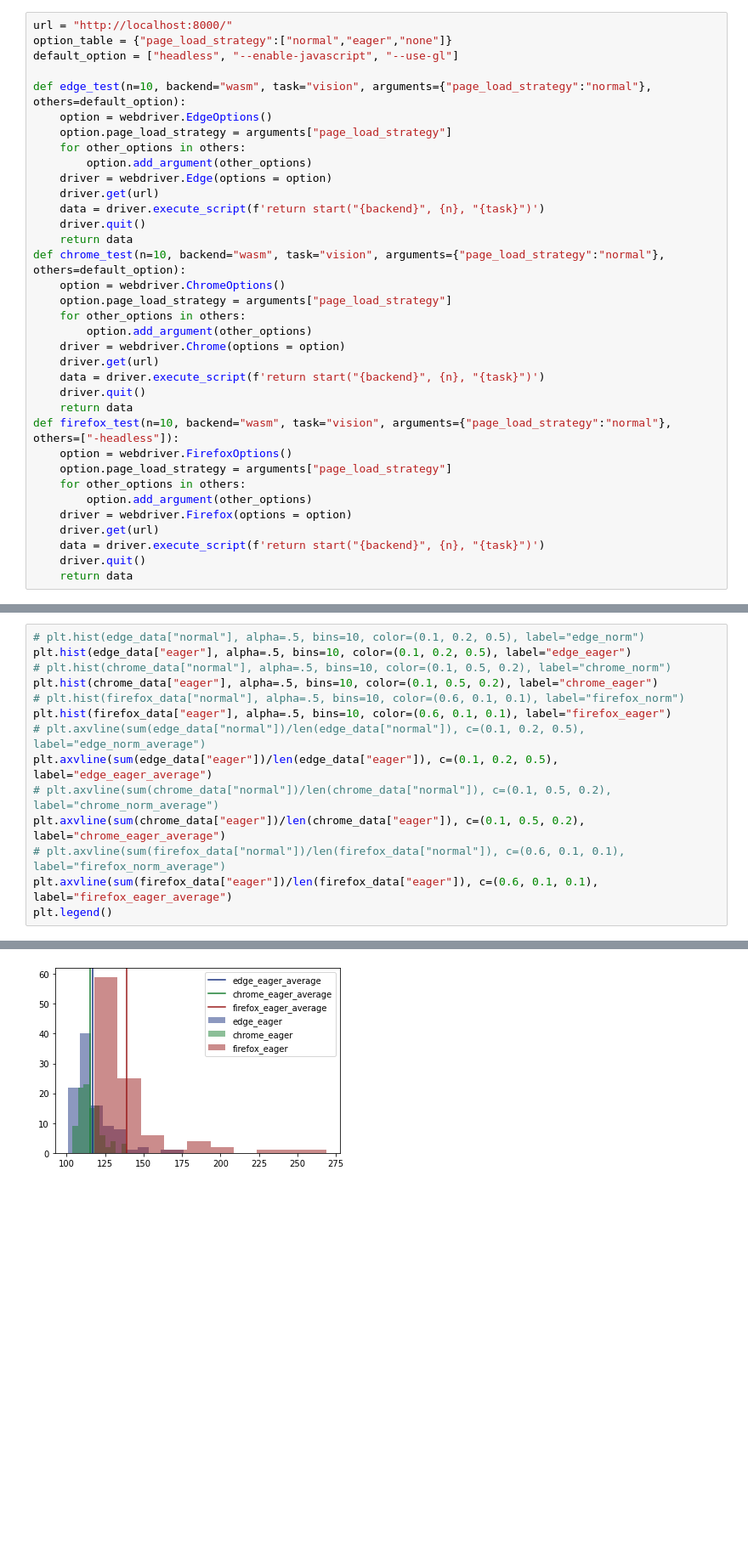
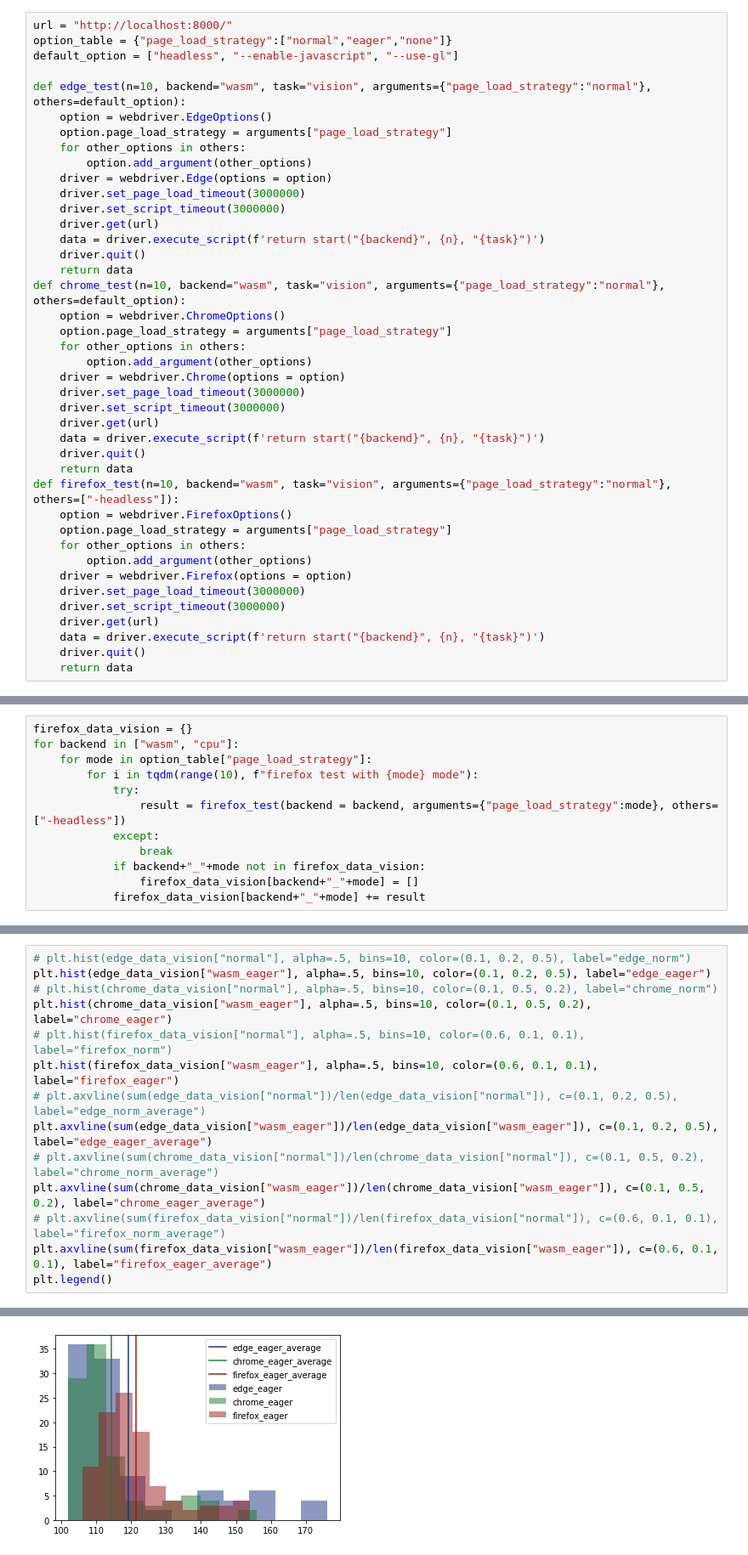
Before and after one commit to woodyhoko/tfjs_wasm, a Jupyter notebook: test.ipynb, the cells around one changed output, grey strips where cells are left out. Shown: that part at 85% size. Saved outputs shown, nothing was run; the diff lists cells and outputs as text; blank space fills up the shorter version.

```diff
--- a/test.ipynb
+++ b/test.ipynb
@@ -17,6 +17,8 @@ def edge_test(n=10, backend="wasm", task="vision", arguments={"page_load_strateg
     for other_options in others:
         option.add_argument(other_options)
     driver = webdriver.Edge(options = option)
+    driver.set_page_load_timeout(3000000)
+    driver.set_script_timeout(3000000)
     driver.get(url)
     data = driver.execute_script(f'return start("{backend}", {n}, "{task}")')
     driver.quit()
@@ -27,6 +29,8 @@ def chrome_test(n=10, backend="wasm", task="vision", arguments={"page_load_strat
     for other_options in others:
         option.add_argument(other_options)
     driver = webdriver.Chrome(options = option)
+    driver.set_page_load_timeout(3000000)
+    driver.set_script_timeout(3000000)
     driver.get(url)
     data = driver.execute_script(f'return start("{backend}", {n}, "{task}")')
     driver.quit()
@@ -37,6 +41,8 @@ def firefox_test(n=10, backend="wasm", task="vision", arguments={"page_load_stra
     for other_options in others:
         option.add_argument(other_options)
     driver = webdriver.Firefox(options = option)
+    driver.set_page_load_timeout(3000000)
+    driver.set_script_timeout(3000000)
     driver.get(url)
     data = driver.execute_script(f'return start("{backend}", {n}, "{task}")')
     driver.quit()
@@ -65,0 +84,12 @@ for mode in option_table["page_load_strategy"]:
+# %%
+firefox_data_vision = {}
+for backend in ["wasm", "cpu"]:
+    for mode in option_table["page_load_strategy"]:
+        for i in tqdm(range(10), f"firefox test with {mode} mode"):
+            try:
+                result = firefox_test(backend = backend, arguments={"page_load_strategy":mode}, others=["-headless"])
+            except:
+                break
+            if backend+"_"+mode not in firefox_data_vision:
+                firefox_data_vision[backend+"_"+mode] = []
+            firefox_data_vision[backend+"_"+mode] += result
@@ -115,17 +187,17 @@ plt.legend()
 # %%
-# plt.hist(edge_data["normal"], alpha=.5, bins=10, color=(0.1, 0.2, 0.5), label="edge_norm")
-plt.hist(edge_data["eager"], alpha=.5, bins=10, color=(0.1, 0.2, 0.5), label="edge_eager")
-# plt.hist(chrome_data["normal"], alpha=.5, bins=10, color=(0.1, 0.5, 0.2), label="chrome_norm")
-plt.hist(chrome_data["eager"], alpha=.5, bins=10, color=(0.1, 0.5, 0.2), label="chrome_eager")
-# plt.hist(firefox_data["normal"], alpha=.5, bins=10, color=(0.6, 0.1, 0.1), label="firefox_norm")
-plt.hist(firefox_data["eager"], alpha=.5, bins=10, color=(0.6, 0.1, 0.1), label="firefox_eager")
-# plt.axvline(sum(edge_data["normal"])/len(edge_data["normal"]), c=(0.1, 0.2, 0.5), label="edge_norm_average")
-plt.axvline(sum(edge_data["eager"])/len(edge_data["eager"]), c=(0.1, 0.2, 0.5), label="edge_eager_average")
-# plt.axvline(sum(chrome_data["normal"])/len(chrome_data["normal"]), c=(0.1, 0.5, 0.2), label="chrome_norm_average")
-plt.axvline(sum(chrome_data["eager"])/len(chrome_data["eager"]), c=(0.1, 0.5, 0.2), label="chrome_eager_average")
-# plt.axvline(sum(firefox_data["normal"])/len(firefox_data["normal"]), c=(0.6, 0.1, 0.1), label="firefox_norm_average")
-plt.axvline(sum(firefox_data["eager"])/len(firefox_data["eager"]), c=(0.6, 0.1, 0.1), label="firefox_eager_average")
+# plt.hist(edge_data_vision["normal"], alpha=.5, bins=10, color=(0.1, 0.2, 0.5), label="edge_norm")
+plt.hist(edge_data_vision["wasm_eager"], alpha=.5, bins=10, color=(0.1, 0.2, 0.5), label="edge_eager")
+# plt.hist(chrome_data_vision["normal"], alpha=.5, bins=10, color=(0.1, 0.5, 0.2), label="chrome_norm")
+plt.hist(chrome_data_vision["wasm_eager"], alpha=.5, bins=10, color=(0.1, 0.5, 0.2), label="chrome_eager")
+# plt.hist(firefox_data_vision["normal"], alpha=.5, bins=10, color=(0.6, 0.1, 0.1), label="firefox_norm")
+plt.hist(firefox_data_vision["wasm_eager"], alpha=.5, bins=10, color=(0.6, 0.1, 0.1), label="firefox_eager")
+# plt.axvline(sum(edge_data_vision["normal"])/len(edge_data_vision["normal"]), c=(0.1, 0.2, 0.5), label="edge_norm_average")
+plt.axvline(sum(edge_data_vision["wasm_eager"])/len(edge_data_vision["wasm_eager"]), c=(0.1, 0.2, 0.5), label="edge_eager_average")
+# plt.axvline(sum(chrome_data_vision["normal"])/len(chrome_data_vision["normal"]), c=(0.1, 0.5, 0.2), label="chrome_norm_average")
+plt.axvline(sum(chrome_data_vision["wasm_eager"])/len(chrome_data_vision["wasm_eager"]), c=(0.1, 0.5, 0.2), label="chrome_eager_average")
+# plt.axvline(sum(firefox_data_vision["normal"])/len(firefox_data_vision["normal"]), c=(0.6, 0.1, 0.1), label="firefox_norm_average")
+plt.axvline(sum(firefox_data_vision["wasm_eager"])/len(firefox_data_vision["wasm_eager"]), c=(0.6, 0.1, 0.1), label="firefox_eager_average")
 plt.legend()
 # %% [output]
 <matplotlib.legend.Legend at 0x...>
-[figure, old version]
+[figure, new version]
```
Also changed, not shown: parts of 37 cells of this notebook, 4 other files.
